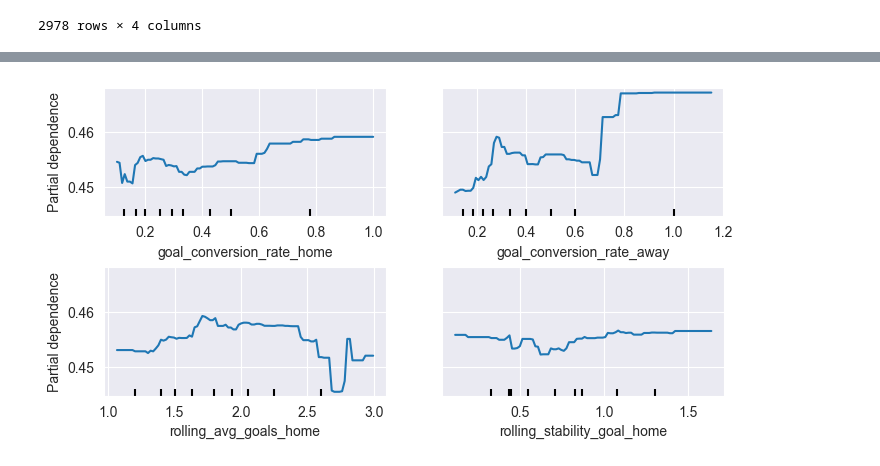
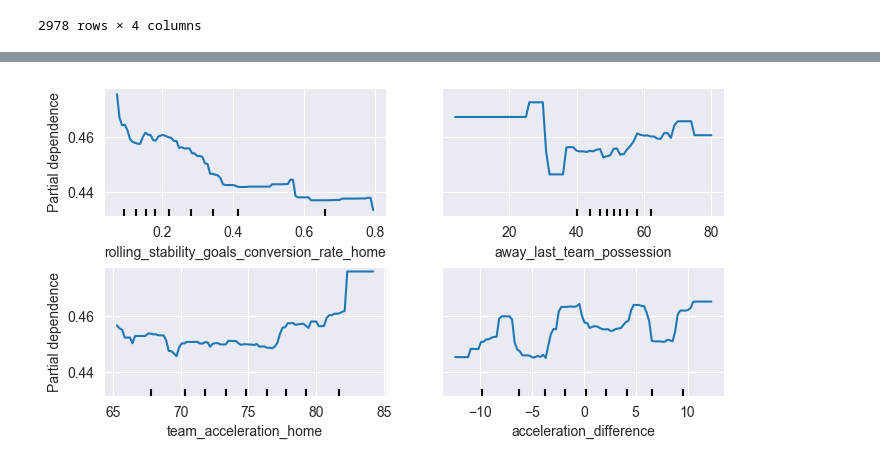
Before and after one commit to kamil0920/football_result_prediction-v2, a Jupyter notebook: src/eda/binning_features.ipynb, the cells around one changed output, grey strips where cells are left out. Drawn from its saved outputs; the diff is of its cells as text; code cells hidden in the pictures.

Commit message:
refactor, add ice plot, analyse pdp plot

```diff
--- a/src/eda/binning_features.ipynb
+++ b/src/eda/binning_features.ipynb
@@ -6,11 +6,10 @@ import matplotlib.pyplot as plt
 df = pd.read_csv('../../data/preprocessed/imputed_data.csv')
 
 feature_cols = [col for col in df.columns if col not in
-                ["result_match", "stage", "season" ,"date", "home_team", "away_team"]]
+                ["result_match", "stage", "season", "date", "home_team", "away_team"]]
 
-X = df.drop('result_match', axis=1)
 y = df[['result_match']]
-X = X[feature_cols]
+X = df[feature_cols].copy()
 
 
 def freedman_diaconis_bins(series):
@@ -100,18 +99,20 @@ Index(['match_api_id', 'points_home', 'points_away', 'home_last_team_goal',
 # %%
 from src.eda.PartialDependencyAnalyzer import PartialDependenceAnalyzer
 
-analyzer = PartialDependenceAnalyzer(
+analyzer_pdp = PartialDependenceAnalyzer(
     features=[
-        'goal_conversion_rate_home', 'goal_conversion_rate_away',
-       'rolling_avg_goals_home', 'rolling_stability_goal_home',
+        'rolling_stability_goals_conversion_rate_home', 'away_last_team_possession', 'team_acceleration_home', 'acceleration_difference'
     ],
     model_params={
         'max_depth': 5,
         'n_estimators': 400
-    }
+    },
+    threshold=0.49,
+    plot_type='average'
+
 )
 
-analyzer.fit_and_visualize(X, y)
+analyzer_pdp.fit_and_visualize(X, y, )
 # %% [output]
-[figure, old version]
+[figure, new version]
 # %%
```
Also changed, not shown: parts of 2 cells of this notebook, 2 other files.
